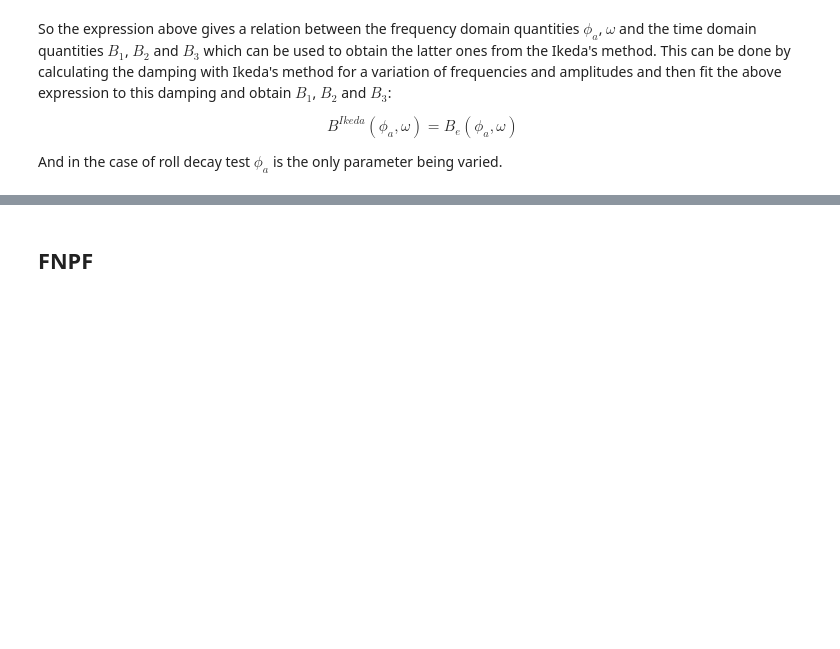
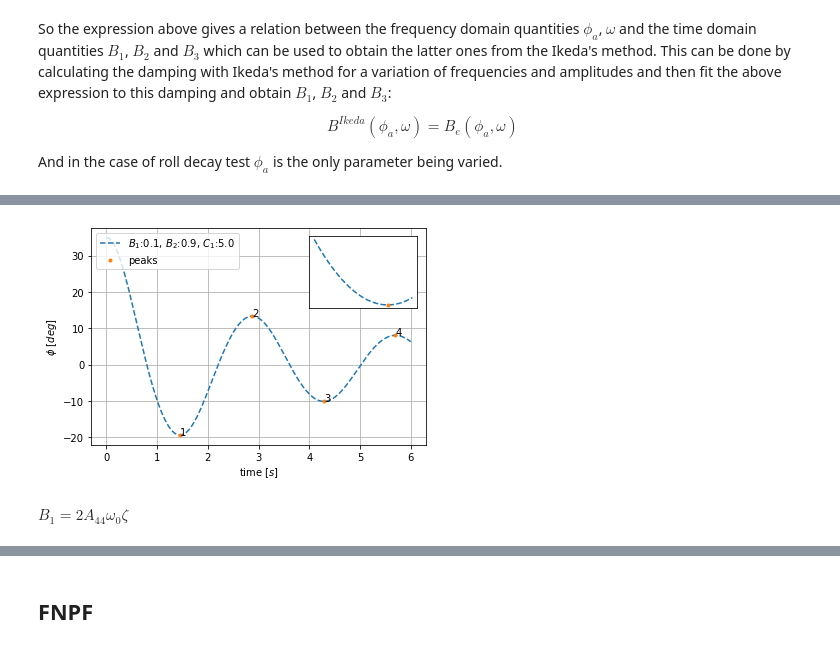
Before and after one commit to martinlarsalbert/Prediction-of-roll-motion-using-fully-nonlinear-potential-flow-and-Ikedas-method, a Jupyter notebook: reports/ISOPE_outline/01.1.outline.ipynb, the cells around one changed output, grey strips where cells are left out. Drawn from its saved outputs; the diff is of its cells as text; code cells hidden in the pictures; blank space fills up the shorter version.

```diff
--- a/reports/ISOPE_outline/01.1.outline.ipynb
+++ b/reports/ISOPE_outline/01.1.outline.ipynb
@@ -408,0 +470,50 @@ And in the case of roll decay test $\phi_a$ is the only parameter being varied.
+# %%
+#t = np.linspace(0,33,10000000)
+t = np.linspace(0,6,1000000)
+
+
+phi_0=np.deg2rad(phi_0)
+phi_01d=0
+
+## State space:
+model = RollDecayStateSpace(B_1A=B_1A, B_2A=B_2A, C_1A=C_1A)
+
+df_state_space = model.simulate(t=t, phi0=phi_0, phi1d0=phi_01d)
+# %%
+df_state_space['phi_deg'] = np.rad2deg(df_state_space['phi'])
+
+mask = (np.sign(df_state_space['phi1d']) != np.sign(np.roll(df_state_space['phi1d'],-1))
+       )
+mask[0] = False
+mask[-1] = False
+
+df_max = df_state_space.loc[mask].copy()
+
+fig,ax=plt.subplots()
+label=r'$B_1$:%0.1f, $B_2$:%0.1f, $C_1$:%0.1f' % (B_1,B_2,C_1)
+df_state_space.plot(y='phi_deg', style='--', ax=ax, label=label)
+
+df_max.plot(y='phi_deg', style='.', label='peaks', ax=ax)
+ax.set_ylabel(r'$\phi$ $[deg]$')
+ax.set_xlabel(r'time $[s]$')
+ax.grid(True)
+ax.legend(loc='upper left')
+
+df_max['id'] = np.arange(len(df_max)) + 1
+
+for time, row in df_max.iterrows():
+    text='%i' % row['id']
+    ax.annotate(text, xy=(time,row['phi_deg']))
+
+
+ax = fig.add_axes([0.63, 0.60, .25, .25], zorder=1)
+df_zoom = df_state_space.loc[1.3:1.5]
+df_zoom.plot(y='phi', style='--', ax=ax)
+df_max.loc[0:df_zoom.index[-1]].plot(y='phi', style='.', label='peaks', ax=ax)
+ax.grid()
+ax.get_legend().set_visible(False)
+ax.set_xticks([])
+ax.set_yticks([]);
+#ax.axis('off')
+# %% [output]
+[figure, added]
@@ -408,0 +534,5 @@ And in the case of roll decay test $\phi_a$ is the only parameter being varied.
+# %%
+lambda_B_1_zeta = lambdify(sp.solve(equations.B_1_zeta_eq, symbols.B_1)[0])
+equations.B_1_zeta_eq
+# %% [output]
+$\displaystyle B_{1} = 2 A_{44} \omega_{0} \zeta$
```
Also changed, not shown: parts of 6 cells of this notebook, 2 other files.
